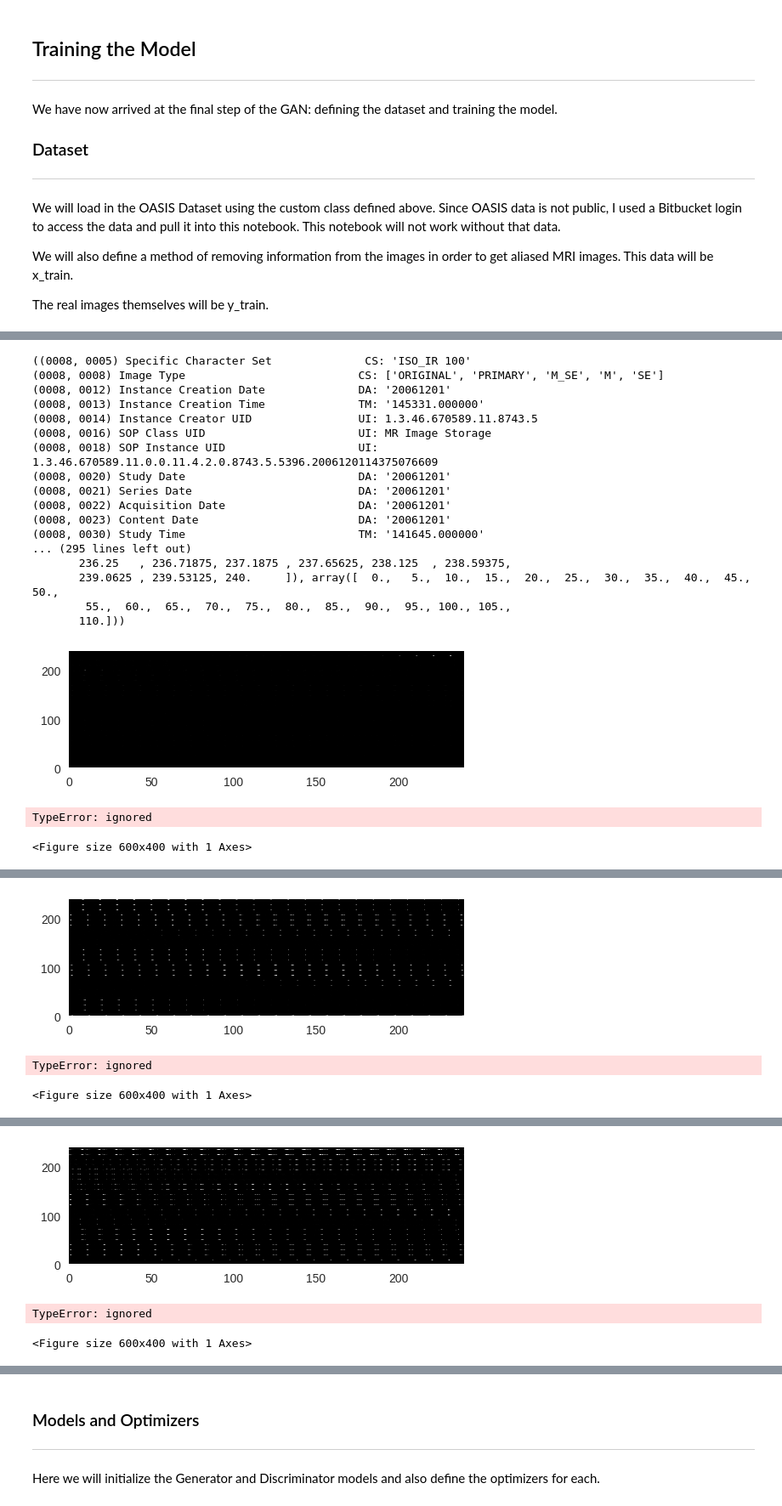
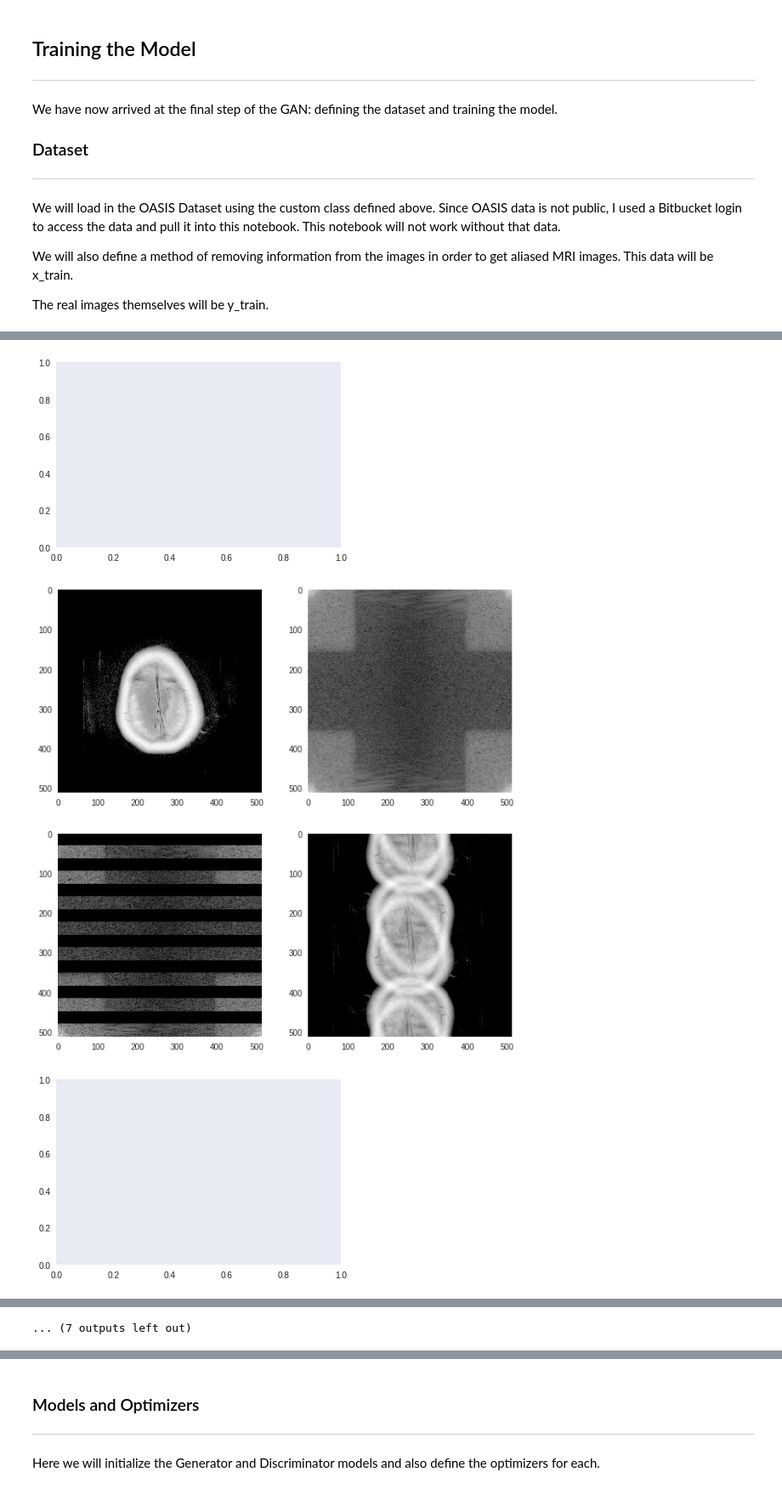
Before and after one commit to sidijju/FastMRI, a Jupyter notebook: MRIGAN.ipynb, the cells around one changed output, grey strips where cells are left out. Shown at 85% size. Cells and saved outputs as stored; diff of their text form; code cells hidden in the pictures.

Commit message:
Fixed bug with images

```diff
--- a/MRIGAN.ipynb
+++ b/MRIGAN.ipynb
@@ -293,7 +303,7 @@ class OASISDataset(Dataset):
         y = np.arange(0.0, (ConstPixelDims[1]+1)*ConstPixelSpacing[1], ConstPixelSpacing[1])
         z = np.arange(0.0, (ConstPixelDims[2]+1)*ConstPixelSpacing[2], ConstPixelSpacing[2])
 
-        return RefDs, ConstPixelDims, ConstPixelSpacing, x, y, z
+        return (RefDs, ConstPixelDims, ConstPixelSpacing, x, y, z)
 
     def storeList(self, directory, array):
         for filenameDCM in directory:
@@ -311,7 +321,7 @@ class OASISDataset(Dataset):
     def __getitem__(self, index):
         if index < np.size(self.arr,0) and index >= 0:
             if self.transforms is not None:
-                self.plotPicture(self.arr[index].reshape((512, 512)), self.T1_Ref, "Picture " + str(index))
+                self.plotPicture(self.T1_Dicom[index].reshape((512, 512)), self.T1_Ref, "Picture " + str(index))
                 self.data.add(self.transforms(self.arr[index].astype('uint8')))
             return self.arr[index].astype('uint8'), index
         else:
@@ -535,3 +532,9 @@ def plot_spectrum(im, dataset, num, title="Picture"):
+# %%
+from scipy import fftpack
+
+def plot_fft(im, fig):
+    plt.grid(False)
+    plt.imshow(np.abs(im), norm=LogNorm(vmin=5))
 # %%
 dataset = oasis_data()
 # %% [output]
@@ -545,33 +548,39 @@ Receiving objects: 100% (119/119), 189.42 MiB | 32.74 MiB/s, done.
 Resolving deltas: 100% (28/28), done.
 Checking out files: 100% (102/102), done.
 # %%
+from matplotlib.colors import LogNorm
+
 def get_data_simple(dataset, sampling_rate = 2):
 
-  # Load dataset
+  y_train = np.rollaxis(dataset.T1_Dicom, 2)
 
-  y_train = dataset.arr
-  count = 1
   for im in y_train:
-    count = count + 1
-    plt.figure(dpi=100)
-    plt.axes().set_aspect('equal', 'datalim')
-    plt.set_cmap(plt.gray())
-    plt.title("Picture" + str(count))
-    plt.subplot(211)
-    print(dataset.T1_Ref)
-    plt.pcolormesh(dataset.T1_Ref[3], dataset.T1_Ref[4], im.reshape((512, 512)))
+    #sample original k-space image
+    im_fft = fftpack.fft2(im)
 
-    #sample original k-space image
-    im_fft = fftpack.fft2(im[0])
     im_sampled = np.zeros((512, 512))
     for i in range(512//sampling_rate):
-      im_sampled[sampling_rate*i] = im[0][sampling_rate*i]
+      im_sampled[sampling_rate*i] = im_fft[sampling_rate*i]
       for j in range(1, sampling_rate):
         im_sampled[sampling_rate*i+j] = np.ones((1, 512))
 
-    im_sampled = fftpack.ifft2(im_sampled)
-    plot_spectrum(im_sampled, dataset, 212, "Picture: Sampled" + str(count))
+    im_recon_sampled = fftpack.ifft2(im_sampled)
+    im_recon = fftpack.ifft2(im_fft)
+
+    ### Display Image Data ###
+    fig = plt.figure(figsize = (10, 10))
+    fig.add_subplot(221)
+    plot_fft(im_recon, fig)
+    fig.add_subplot(222)
+    plot_fft(im_fft, fig)
+    fig.add_subplot(223)
+    plot_fft(im_sampled, fig)
+    fig.add_subplot(224)
+    plot_fft(im_recon_sampled, fig)
     plt.show()
 
 get_data_simple(dataset)
 # %% [output]
+[figure, new version]
+[figure, new version]
+[figure, new version]
@@ -578,20 +596 @@ get_data_simple(dataset)
-((0008, 0005) Specific Character Set              CS: 'ISO_IR 100'
-(0008, 0008) Image Type                          CS: ['ORIGINAL', 'PRIMARY', 'M_SE', 'M', 'SE']
-(0008, 0012) Instance Creation Date              DA: '20061201'
-(0008, 0013) Instance Creation Time              TM: '145331.000000'
-(0008, 0014) Instance Creator UID                UI: 1.3.46.670589.11.8743.5
-(0008, 0016) SOP Class UID                       UI: MR Image Storage
-(0008, 0018) SOP Instance UID                    UI: 1.3.46.670589.11.0.0.11.4.2.0.8743.5.5396.2006120114375076609
-(0008, 0020) Study Date                          DA: '20061201'
-(0008, 0021) Series Date                         DA: '20061201'
-(0008, 0022) Acquisition Date                    DA: '20061201'
-(0008, 0023) Content Date                        DA: '20061201'
-(0008, 0030) Study Time                          TM: '141645.000000'
-... (295 lines left out)
-       236.25   , 236.71875, 237.1875 , 237.65625, 238.125  , 238.59375,
-       239.0625 , 239.53125, 240.     ]), array([  0.,   5.,  10.,  15.,  20.,  25.,  30.,  35.,  40.,  45.,  50.,
-        55.,  60.,  65.,  70.,  75.,  80.,  85.,  90.,  95., 100., 105.,
-       110.]))
+... (7 outputs left out)
-[figure, old version]
-TypeError: ignored
-<Figure size 600x400 with 1 Axes>
@@ -615,3 +596,0 @@ TypeError: ignored
-[figure, old version]
-TypeError: ignored
-<Figure size 600x400 with 1 Axes>
@@ -635,3 +596,0 @@ TypeError: ignored
-[figure, old version]
-TypeError: ignored
-<Figure size 600x400 with 1 Axes>
```
Also changed, not shown: parts of 6 cells of this notebook.
